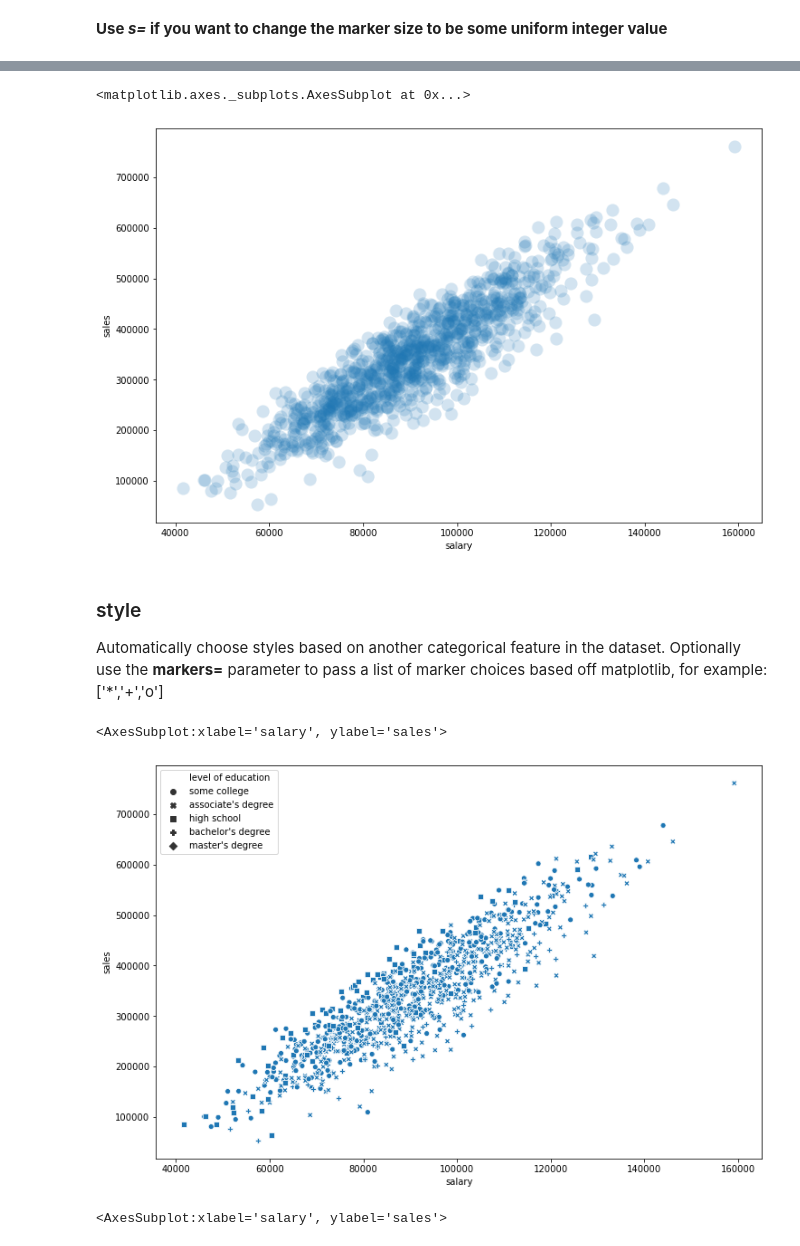
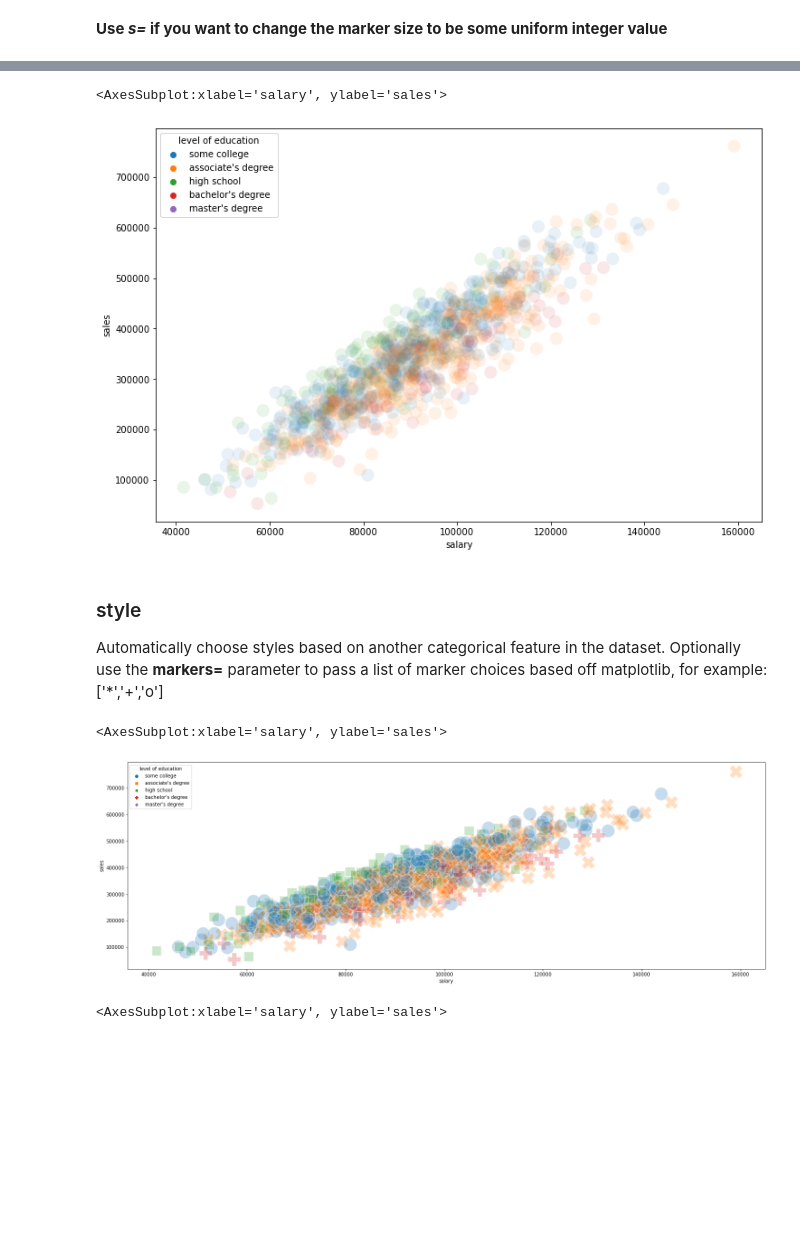
Before and after one commit to AthirsonSilva/machine-learning-masterclass, a Jupyter notebook: 05-Seaborn/00-Scatter-Plots.ipynb, the cells around one changed output, grey strips where cells are left out. Saved outputs shown, nothing was run; the diff lists cells and outputs as text; code cells hidden in the pictures; blank space fills up the shorter version.

```diff
--- a/05-Seaborn/00-Scatter-Plots.ipynb
+++ b/05-Seaborn/00-Scatter-Plots.ipynb
@@ -118,19 +118,19 @@ sns.scatterplot(x='salary',y='sales',data=df,s=200)
 # %%
 plt.figure(figsize=(12,8))
-sns.scatterplot(x='salary',y='sales',data=df,s=200,linewidth=0,alpha=0.2)
+sns.scatterplot(x='salary',y='sales',data=df,s=200,linewidth=0,alpha=0.1,hue='level of education')
 # %% [output]
-<matplotlib.axes._subplots.AxesSubplot at 0x...>
+<AxesSubplot:xlabel='salary', ylabel='sales'>
-[figure, old version]
+[figure, new version]
 # %% [markdown]
 ### style
 
 Automatically choose styles based on another categorical feature in the dataset. Optionally use the **markers=** parameter to pass a list of marker choices based off matplotlib, for example: ['*','+','o']
 # %%
-plt.figure(figsize=(12,8))
-sns.scatterplot(x='salary',y='sales',data=df,style='level of education')
+plt.figure(figsize=(24,8))
+sns.scatterplot(x='salary',y='sales',data=df,style='level of educatezion',s=750,  hue = 'level of education', alpha = 0.25)
 # %% [output]
 <AxesSubplot:xlabel='salary', ylabel='sales'>
-[figure, old version]
+[figure, new version]
 # %%
 plt.figure(figsize=(12,8))
 # Sometimes its nice to do BOTH hue and style off the same column
```
Also changed, not shown: parts of 4 cells of this notebook.
